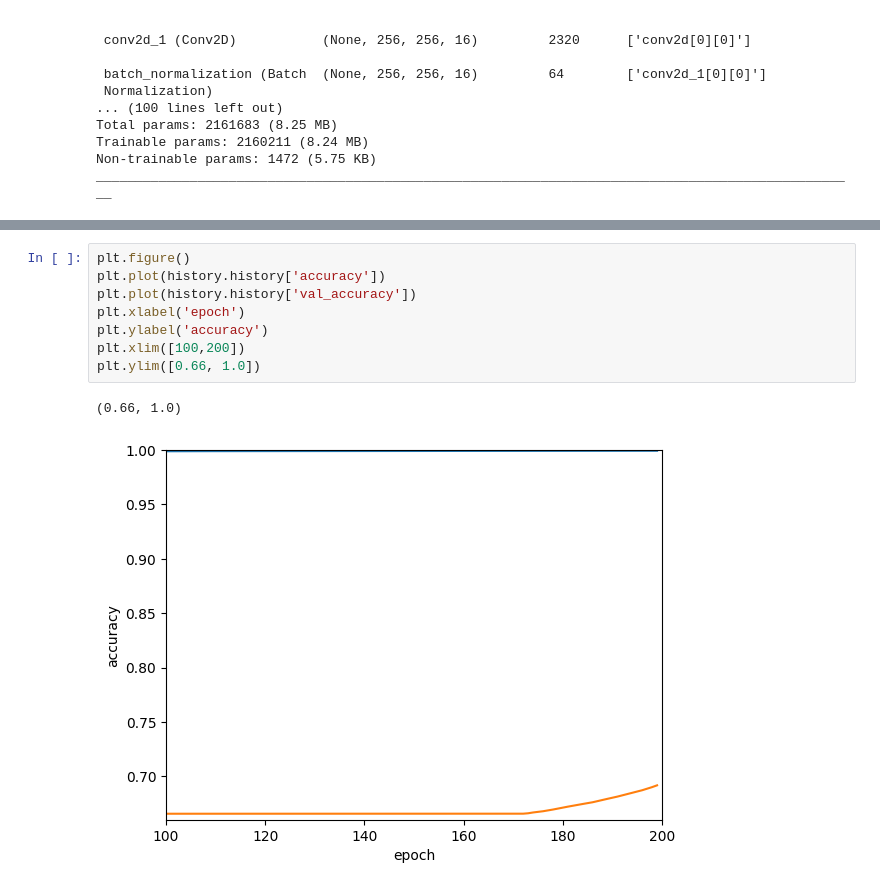
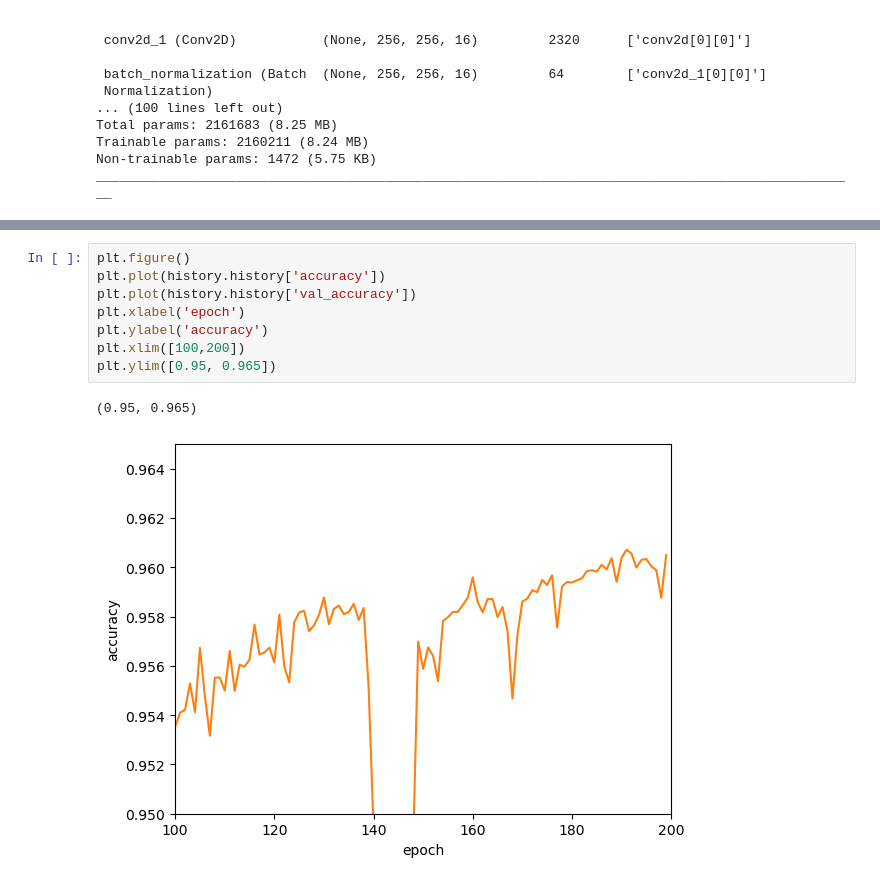
Before and after one commit to JeffRoth/stranger-sections, a Jupyter notebook: Train_seg_unet_model.ipynb, the cells around one changed output, grey strips where cells are left out. Cells and saved outputs as stored; diff of their text form.

```diff
--- a/Train_seg_unet_model.ipynb
+++ b/Train_seg_unet_model.ipynb
@@ -209,14 +208,14 @@ plt.ylim([0.65, 0.66]);
 # %%
 plt.figure()
 plt.plot(history.history['accuracy'])
 plt.plot(history.history['val_accuracy'])
 plt.xlabel('epoch')
 plt.ylabel('accuracy')
 plt.xlim([100,200])
-plt.ylim([0.66, 1.0])
+plt.ylim([0.95, 0.965])
 # %% [output]
-(0.66, 1.0)
+(0.95, 0.965)
-[figure, old version]
+[figure, new version]
 # %%
 model.evaluate(test_dataset)
 # %% [output]
```
Also changed, not shown: parts of 6 cells of this notebook.
